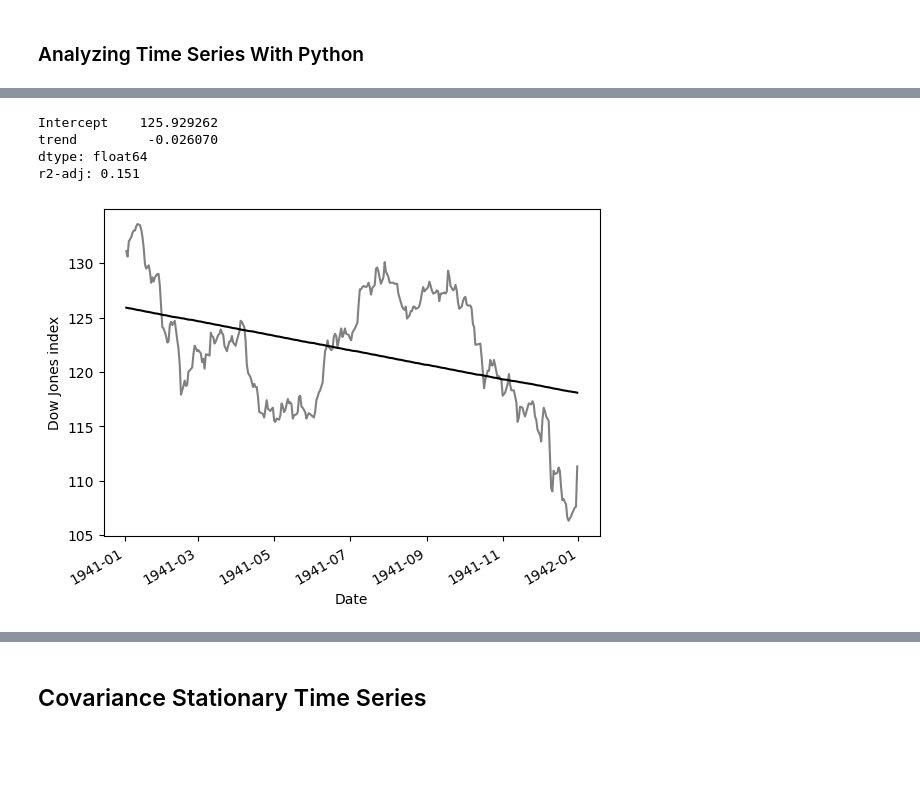
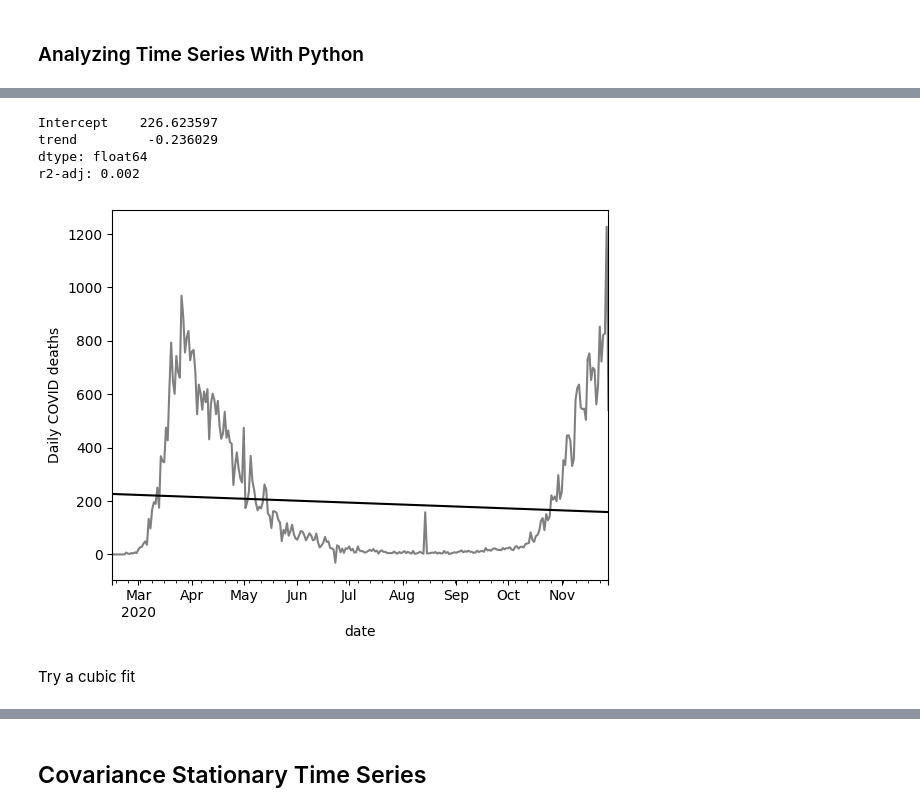
Before and after one commit to gedeck/mistat-code-solutions, a Jupyter notebook: BioMed_DataAnalyst_Course/notebooks/BMDA_Chap006.ipynb, the cells around one changed output, grey strips where cells are left out. Drawn from its saved outputs; the diff is of its cells as text; code cells hidden in the pictures; blank space fills up the shorter version.

```diff
--- a/BioMed_DataAnalyst_Course/notebooks/BMDA_Chap006.ipynb
+++ b/BioMed_DataAnalyst_Course/notebooks/BMDA_Chap006.ipynb
@@ -46 +48,4 @@ import mistat
+# %%
+# Load the data
+covid = pd.read_csv('COVID_DEATHS_DATE.csv.gz')
 # %% [markdown]
@@ -66,12 +62,10 @@ plt.show()
 # %% [markdown]
 ### Analyzing Time Series With Python
 # %%
-dow1941 = mistat.load_data('DOW1941_DATE')
+# convert Date column to Python datetime
+dates = pd.to_datetime(covid['date'], format='%Y-%m-%d')
+covid_ts = pd.Series(covid['deaths_daily'], name='Daily_COVID_deaths')
+covid_ts.index = pd.DatetimeIndex(dates)
 
-# convert Date column to Python datetime
-dates = pd.to_datetime(dow1941['Date'], format='%Y-%m-%d')
-dow1941_ts = pd.Series(dow1941['Open'], name='Dow_Jones_Index')
-dow1941_ts.index = pd.DatetimeIndex(dates)
-
-dow1941_ts.head()
+covid_ts.head()
 # %% [output]
@@ -85,5 +79,5 @@ Name: Dow_Jones_Index, dtype: float64
 # %%
 from statsmodels.tsa import tsatools
-dow1941_df = tsatools.add_trend(dow1941_ts, trend='ct')
-dow1941_df.head()
+covid_df = tsatools.add_trend(covid_ts, trend='ct')
+covid_df.head()
 # %% [output]
@@ -97,19 +91,21 @@ dow1941_df.head()
 # %%
 from statsmodels.tsa import tsatools
-dow1941_df = tsatools.add_trend(dow1941_ts, trend='ct')
-model_1 = smf.ols(formula='Dow_Jones_Index ~ trend + 1', data=dow1941_df).fit()
+covid_df = tsatools.add_trend(covid_ts, trend='ct')
+model_1 = smf.ols(formula='Daily_COVID_deaths ~ trend + 1', data=covid_df).fit()
 print(model_1.params)
 print(f'r2-adj: {model_1.rsquared_adj:.3f}')
 
-ax = dow1941_ts.plot(color='grey')
+ax = covid_ts.plot(color='grey')
 ax.set_xlabel('Time')
-ax.set_ylabel('Dow Jones index')
-model_1.predict(dow1941_df).plot(ax=ax, color='black')
+ax.set_ylabel('Daily COVID deaths')
+model_1.predict(covid_df).plot(ax=ax, color='black')
 plt.show()
 # %% [output]
-Intercept    125.929262
-trend         -0.026070
+Intercept    226.623597
+trend         -0.236029
 dtype: float64
-r2-adj: 0.151
+r2-adj: 0.002
-[figure, old version]
+[figure, new version]
+# %% [markdown]
+Try a cubic fit
 # %%
```
Also changed, not shown: parts of 23 cells of this notebook, 7 other files.
